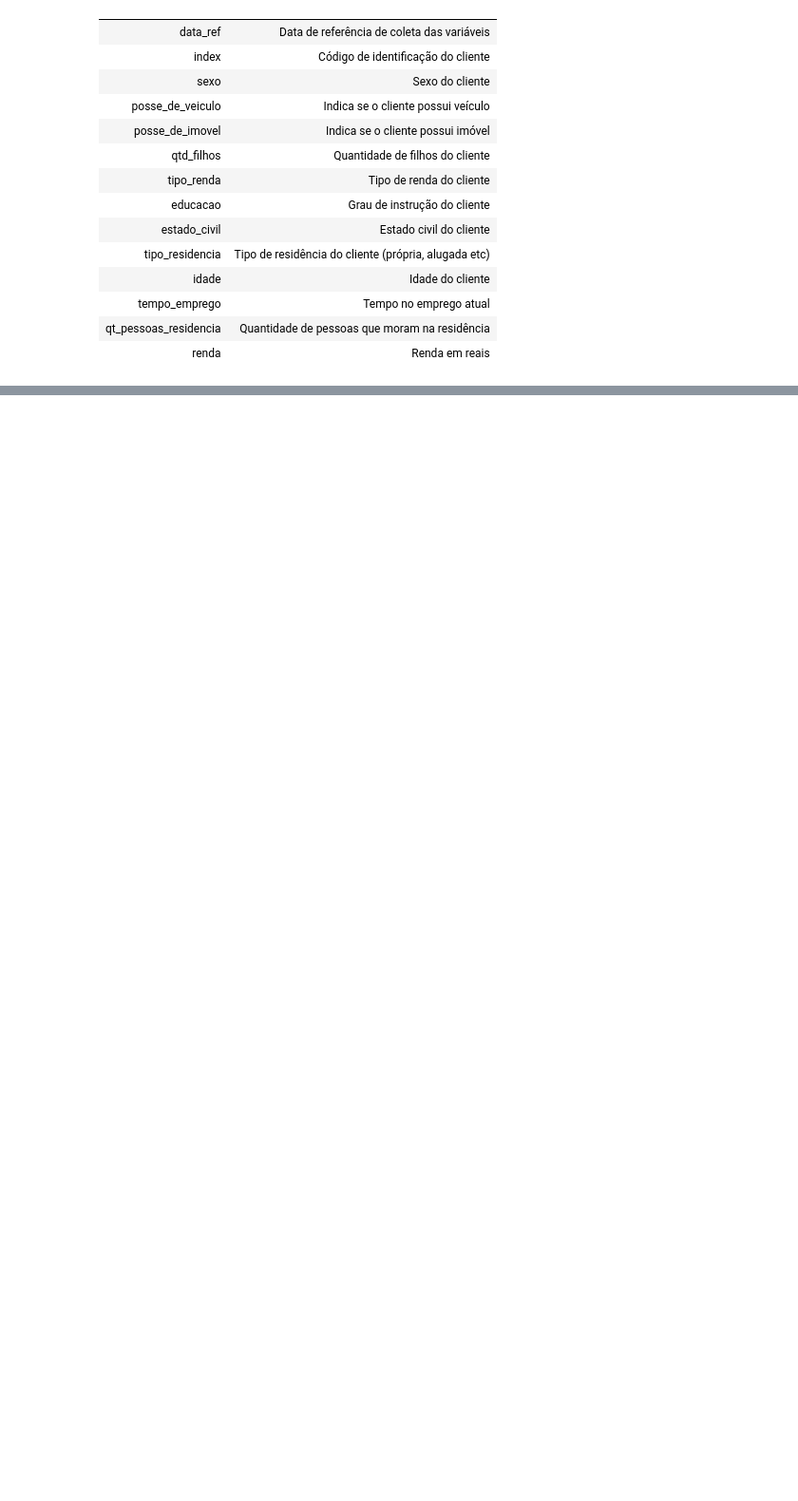
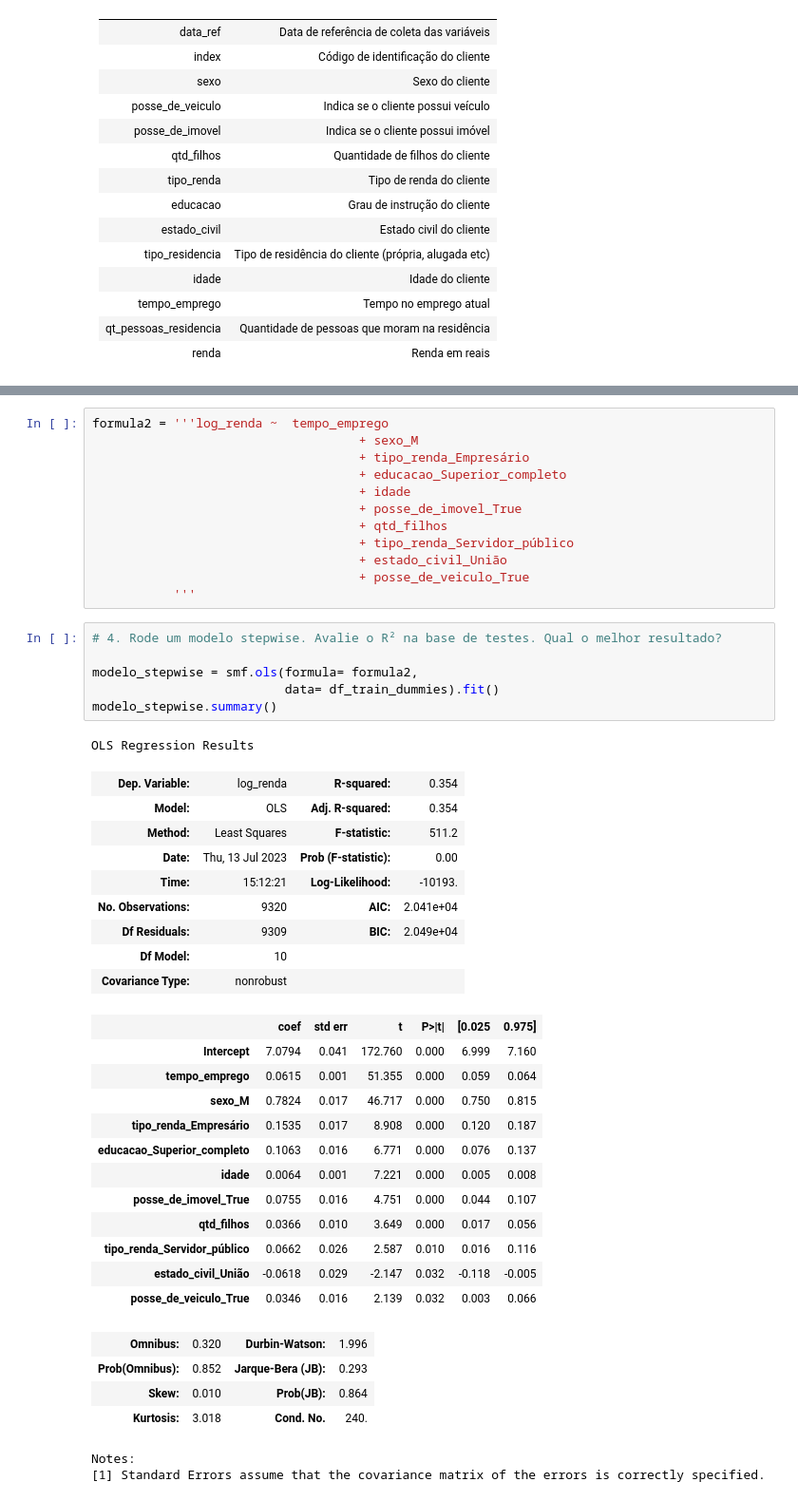
Before and after one commit to marceloaires7/EBAC-Aulas, a Jupyter notebook: Modulo13/Exercício_Cientista_de_dados_Módulo13/Exercício 2/Mod13_Tarefa02.ipynb, the cells around one changed output, grey strips where cells are left out. Shown at 95% size. Saved outputs shown, nothing was run; the diff lists cells and outputs as text; blank space fills up the shorter version.

```diff
--- a/Modulo13/Exercício_Cientista_de_dados_Módulo13/Exercício 2/Mod13_Tarefa02.ipynb
+++ b/Modulo13/Exercício_Cientista_de_dados_Módulo13/Exercício 2/Mod13_Tarefa02.ipynb
@@ -57,0 +617,47 @@ memory usage: 1.5+ MB
+# %%
+formula2 = '''log_renda ~  tempo_emprego
+                                    + sexo_M
+                                    + tipo_renda_Empresário
+                                    + educacao_Superior_completo
+                                    + idade
+                                    + posse_de_imovel_True
+                                    + qtd_filhos
+                                    + tipo_renda_Servidor_público
+                                    + estado_civil_União
+                                    + posse_de_veiculo_True
+           '''
+# %%
+# 4. Rode um modelo stepwise. Avalie o R² na base de testes. Qual o melhor resultado?
+
+modelo_stepwise = smf.ols(formula= formula2,
+                          data= df_train_dummies).fit()
+modelo_stepwise.summary()
+# %% [output]
+OLS Regression Results
+| Dep. Variable: | log_renda | R-squared: | 0.354 |
+| Model: | OLS | Adj. R-squared: | 0.354 |
+| Method: | Least Squares | F-statistic: | 511.2 |
+| Date: | Thu, 13 Jul 2023 | Prob (F-statistic): | 0.00 |
+| Time: | 15:12:21 | Log-Likelihood: | -10193. |
+| No. Observations: | 9320 | AIC: | 2.041e+04 |
+| Df Residuals: | 9309 | BIC: | 2.049e+04 |
+| Df Model: | 10 |  |  |
+| Covariance Type: | nonrobust |  |  |
+|  | coef | std err | t | P>|t| | [0.025 | 0.975] |
+| Intercept | 7.0794 | 0.041 | 172.760 | 0.000 | 6.999 | 7.160 |
+| tempo_emprego | 0.0615 | 0.001 | 51.355 | 0.000 | 0.059 | 0.064 |
+| sexo_M | 0.7824 | 0.017 | 46.717 | 0.000 | 0.750 | 0.815 |
+| tipo_renda_Empresário | 0.1535 | 0.017 | 8.908 | 0.000 | 0.120 | 0.187 |
+| educacao_Superior_completo | 0.1063 | 0.016 | 6.771 | 0.000 | 0.076 | 0.137 |
+| idade | 0.0064 | 0.001 | 7.221 | 0.000 | 0.005 | 0.008 |
+| posse_de_imovel_True | 0.0755 | 0.016 | 4.751 | 0.000 | 0.044 | 0.107 |
+| qtd_filhos | 0.0366 | 0.010 | 3.649 | 0.000 | 0.017 | 0.056 |
+| tipo_renda_Servidor_público | 0.0662 | 0.026 | 2.587 | 0.010 | 0.016 | 0.116 |
+| estado_civil_União | -0.0618 | 0.029 | -2.147 | 0.032 | -0.118 | -0.005 |
+| posse_de_veiculo_True | 0.0346 | 0.016 | 2.139 | 0.032 | 0.003 | 0.066 |
+| Omnibus: | 0.320 | Durbin-Watson: | 1.996 |
+| Prob(Omnibus): | 0.852 | Jarque-Bera (JB): | 0.293 |
+| Skew: | 0.010 | Prob(JB): | 0.864 |
+| Kurtosis: | 3.018 | Cond. No. | 240. |
+Notes:
+[1] Standard Errors assume that the covariance matrix of the errors is correctly specified.
```
Also changed, not shown: parts of 33 cells of this notebook, 2 other files.
